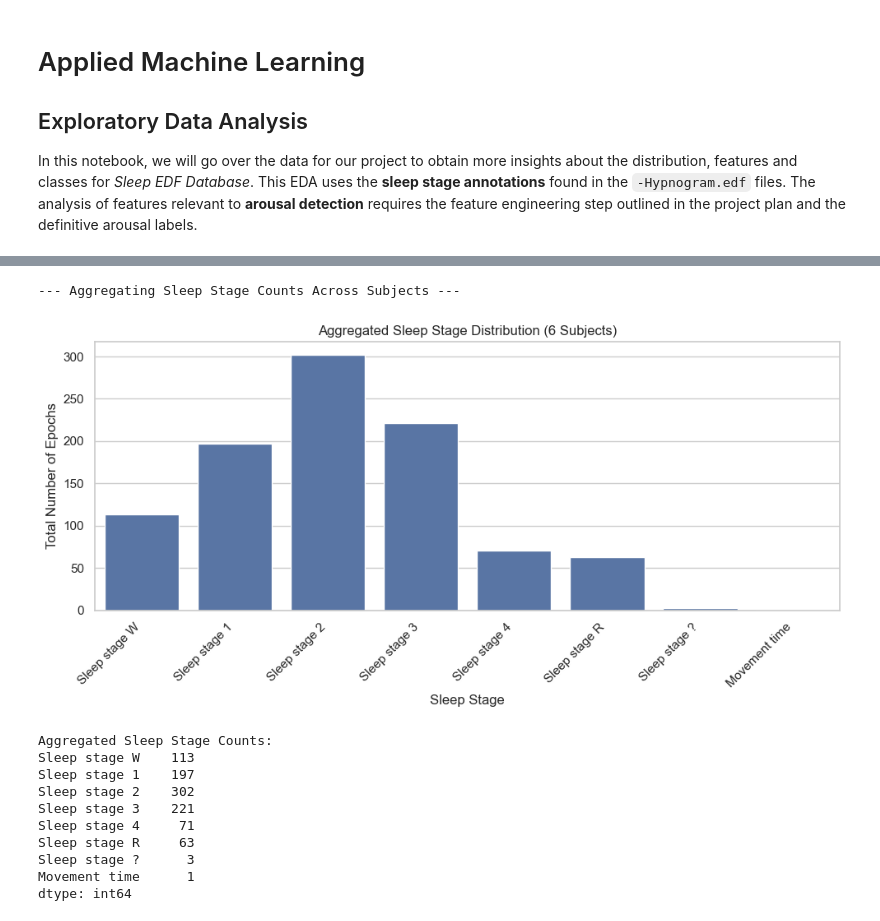
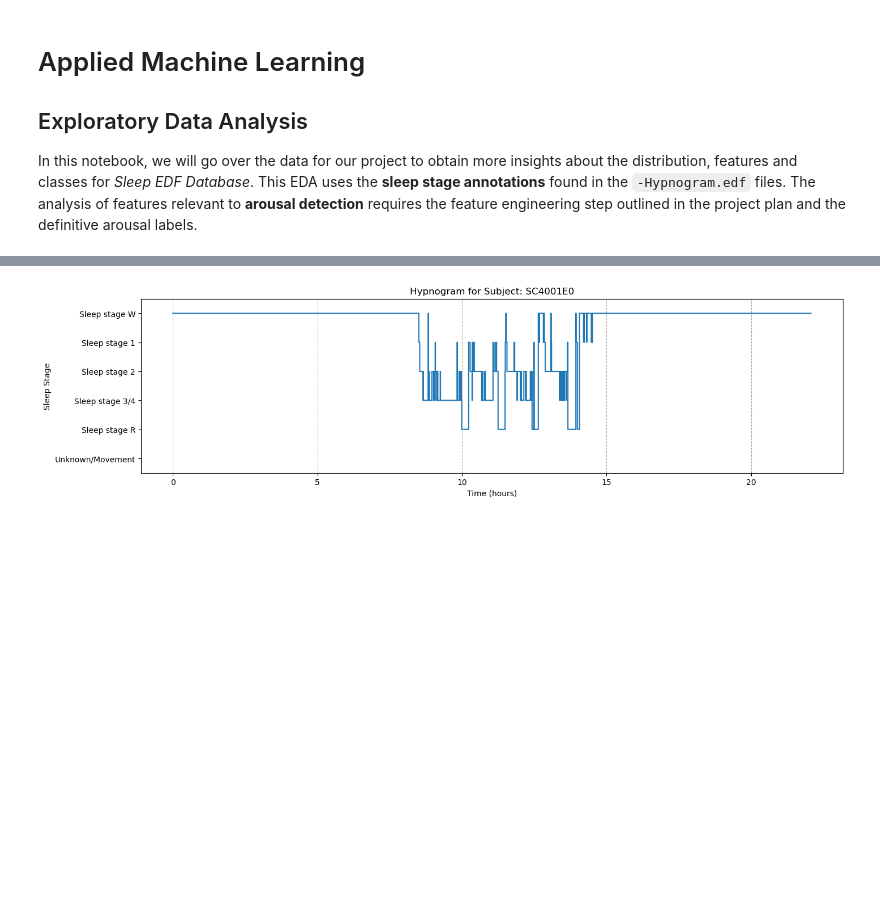
Before and after one commit to jananjahedd/Applied-ML, a Jupyter notebook: data_exploration.ipynb, the cells around one changed output, grey strips where cells are left out. Drawn from its saved outputs; the diff is of its cells as text; code cells hidden in the pictures; blank space fills up the shorter version.

```diff
--- a/data_exploration.ipynb
+++ b/data_exploration.ipynb
@@ -16,5 +17,15 @@ import matplotlib.pyplot as plt
 from sklearn.decomposition import PCA
 from sklearn.manifold import TSNE
 # %%
-logging.basicConfig(level=logging.WARNING)
-mne.set_log_level("WARNING")
+module_path = os.path.abspath(os.path.join('..', 'project_name', 'utils'))
+if module_path not in sys.path:
+    sys.path.append(module_path)
+
+try:
+    from project_name.utils.load_data import load_sleep_data
+except ImportError as e:
+    print(f"Error importing load_data: {e}")
+    print(f"Please ensure 'load_data.py' is in the directory: {module_path}")
+    def load_sleep_data(*args, **kwargs):
+        print("Warning: load_sleep_data could not be imported. Returning empty list.")
+        return
@@ -522,39 +547,31 @@ PSD computed for all epochs. Shape: (920, 159)
 # %%
-print("\n--- Aggregating Sleep Stage Counts Across Subjects ---")
+if all_epochs_list:
+    epochs_hypno = all_epochs_list[0]
+    labels_hypno = epochs_hypno.events[:, 2]
+    sfreq_hypno = epochs_hypno.info['sfreq']
+    subject_id = epochs_hypno.info.get('subject_info', {}).get('id', 'Unknown')
 
-all_stage_counts = pd.Series(dtype=int)
+    # Time vector for x-axis (in hours)
+    n_epochs_hypno = len(labels_hypno)
+    epoch_times_hours = np.arange(n_epochs_hypno) * EPOCH_DURATION / 3600.0
 
-for subject_id, counts in all_annotations_summary.items():
-    if not counts.empty:
-        all_stage_counts = all_stage_counts.add(counts, fill_value=0)
+    # Map numerical labels back to strings for y-axis labels, ensure order
+    stage_map_inv_sorted = sorted(ID_EVENT_MAPPING.items())
+    stage_nums_ordered = [item[0] for item in stage_map_inv_sorted]
+    stage_names_ordered = [item[1] for item in stage_map_inv_sorted]
 
-stage_order = ['Sleep stage W', 'Sleep stage 1', 'Sleep stage 2', 'Sleep stage 3', 'Sleep stage 4', 'Sleep stage R', 'Sleep stage ?', 'Movement time']
-all_stage_counts = all_stage_counts.reindex([s for s in stage_order if s in all_stage_counts.index]).astype(int)
+    plt.figure(figsize=(16, 4))
+    plt.plot(epoch_times_hours, labels_hypno, drawstyle='steps-post')
+    plt.yticks(stage_nums_ordered, stage_names_ordered)
+    plt.xlabel('Time (hours)')
+    plt.ylabel('Sleep Stage')
+    plt.title(f'Hypnogram for Subject: {subject_id}')
+    plt.ylim(min(stage_nums_ordered) - 0.5, max(stage_nums_ordered) + 0.5)
+    plt.grid(True, axis='x', linestyle='--')
+    plt.gca().invert_yaxis()
+    plt.show()
 
-if not all_stage_counts.empty:
-    plt.figure(figsize=(10, 5)) # Create a new figure
-    sns.barplot(x=all_stage_counts.index, y=all_stage_counts.values)
-    plt.title(f'Aggregated Sleep Stage Distribution ({len(all_subject_data)} Subjects)')
-    plt.xlabel('Sleep Stage')
-    plt.ylabel('Total Number of Epochs')
-    plt.xticks(rotation=45, ha='right')
-    plt.tight_layout()
-    plt.show() # Show plot
-
-    print("\nAggregated Sleep Stage Counts:")
-    print(all_stage_counts)
 else:
-    print("Cannot plot aggregated stage distribution: No annotation counts found.")
+    print("No epochs data available for hypnogram.")
 # %% [output]
---- Aggregating Sleep Stage Counts Across Subjects ---
-[figure, old version]
+[figure, new version]
-Aggregated Sleep Stage Counts:
-Sleep stage W    113
-Sleep stage 1    197
-Sleep stage 2    302
-Sleep stage 3    221
-Sleep stage 4     71
-Sleep stage R     63
-Sleep stage ?      3
-Movement time      1
-dtype: int64
```
Also changed, not shown: parts of 19 cells of this notebook.
